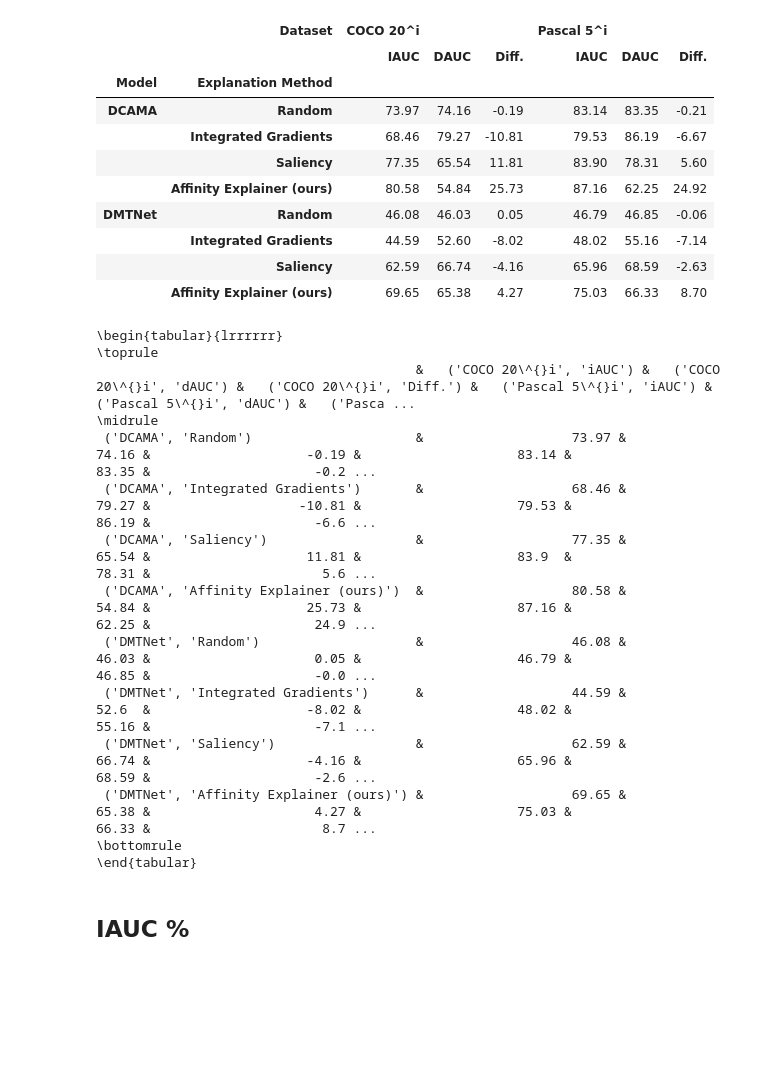
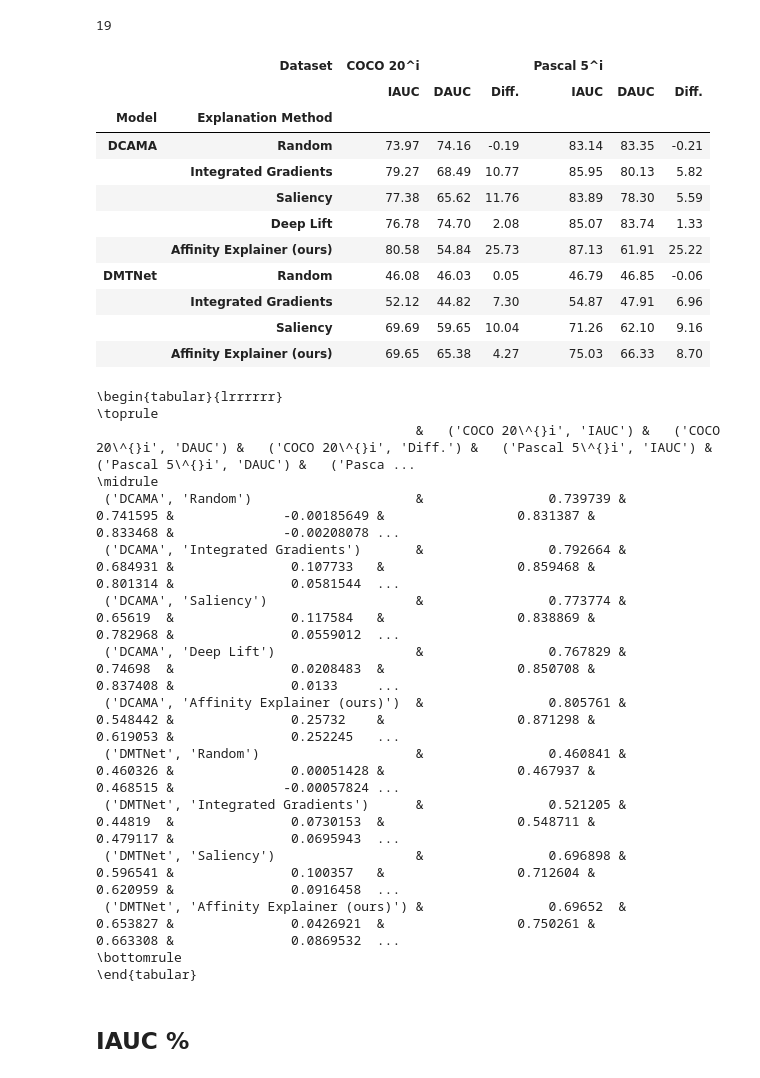
Before and after one commit to pasqualedem/AffinityExplainer, a Jupyter notebook: notebooks/results.ipynb, the cells around one changed output. Drawn from its saved outputs; the diff is of its cells as text; code cells hidden in the pictures; blank space fills up the shorter version.

```diff
--- a/notebooks/results.ipynb
+++ b/notebooks/results.ipynb
@@ -46,7 +46,7 @@ iauc_dauc_runs = api.runs(
     filters={
         "$and": [
             {"config.metric.n_steps": 75},
-            {"tags": {"$nin": ["Broken"]}},
+            {"tags": {"$nin": ["Reverse"]}},
             {"$or": [
                 {'config.dataset.datasets.val_pascal5i_N1K5.name': "pascal"},
                 {'config.dataset.datasets.val_coco20i_N1K5.name': "coco"},
@@ -56,6 +56,9 @@ iauc_dauc_runs = api.runs(
 )
 # %%
 iauc_dauc_runs_df = get_runs_df(iauc_dauc_runs)
+len(iauc_dauc_runs_df)
+# %% [output]
+19
 # %%
 res_df = iauc_dauc_runs_df.copy()
 
@@ -83,6 +86,7 @@ value_renamings_dict = {
     "integrated_gradients": "Integrated Gradients",
     "saliency": "Saliency",
     "affinity": "Affinity Explainer (ours)",
+    "deep_lift": "Deep Lift",
     "random": "Random",
     "pascal": "Pascal 5^i",
     "coco": "COCO 20^i",
@@ -109,42 +113,44 @@ method_order = {
     'Random': 0,
     'Integrated Gradients': 1,
     'Saliency': 2,
-    'Affinity Explainer': 3,
+    'Deep Lift': 3,
+    'Affinity Explainer': 4,
 }
 model_order = {
     'DCAMA': 0,
     'DMTNet': 1,
 }
 
 res_df = res_df.pivot_table(
     index=['Model', 'Explanation Method'],
     columns='Dataset',
     values=['IAUC', 'DAUC', 'Diff.']
 ).swaplevel(axis=1).sort_index(axis=1)
 
 
 new_cols  = sorted(res_df.columns, key=lambda x: (dataset_order[x[0]], metric_order[x[1]]))
 res_df = res_df[new_cols]
 # Sort by Model and then by Explanation Method using the provided orderings
 res_df = res_df.sort_values(
     by=['Model', 'Explanation Method'],  # this ensures level names exist and are used
     key=lambda x: x.map(model_order) if x.name == 'Model' else x.map(method_order)
 )
 
 iauc_dauc_df = (res_df*100).round(2)
 
 iauc_dauc_df
 # %% [output]
 |  | Dataset | COCO 20^i |  |  | Pascal 5^i |  |  |
 |  |  | IAUC | DAUC | Diff. | IAUC | DAUC | Diff. |
 | Model | Explanation Method |  |  |  |  |  |  |
 | DCAMA | Random | 73.97 | 74.16 | -0.19 | 83.14 | 83.35 | -0.21 |
-|  | Integrated Gradients | 68.46 | 79.27 | -10.81 | 79.53 | 86.19 | -6.67 |
-|  | Saliency | 77.35 | 65.54 | 11.81 | 83.90 | 78.31 | 5.60 |
-|  | Affinity Explainer (ours) | 80.58 | 54.84 | 25.73 | 87.16 | 62.25 | 24.92 |
+|  | Integrated Gradients | 79.27 | 68.49 | 10.77 | 85.95 | 80.13 | 5.82 |
+|  | Saliency | 77.38 | 65.62 | 11.76 | 83.89 | 78.30 | 5.59 |
+|  | Deep Lift | 76.78 | 74.70 | 2.08 | 85.07 | 83.74 | 1.33 |
+|  | Affinity Explainer (ours) | 80.58 | 54.84 | 25.73 | 87.13 | 61.91 | 25.22 |
 | DMTNet | Random | 46.08 | 46.03 | 0.05 | 46.79 | 46.85 | -0.06 |
-|  | Integrated Gradients | 44.59 | 52.60 | -8.02 | 48.02 | 55.16 | -7.14 |
-|  | Saliency | 62.59 | 66.74 | -4.16 | 65.96 | 68.59 | -2.63 |
+|  | Integrated Gradients | 52.12 | 44.82 | 7.30 | 54.87 | 47.91 | 6.96 |
+|  | Saliency | 69.69 | 59.65 | 10.04 | 71.26 | 62.10 | 9.16 |
 |  | Affinity Explainer (ours) | 69.65 | 65.38 | 4.27 | 75.03 | 66.33 | 8.70 |
 # %%
 from tabulate import tabulate
@@ -154,16 +160,17 @@ print(latex_tab)
 # %% [output]
 \begin{tabular}{lrrrrrr}
 \toprule
-                                         &   ('COCO 20\^{}i', 'iAUC') &   ('COCO 20\^{}i', 'dAUC') &   ('COCO 20\^{}i', 'Diff.') &   ('Pascal 5\^{}i', 'iAUC') &   ('Pascal 5\^{}i', 'dAUC') &   ('Pasca ...
+                                         &   ('COCO 20\^{}i', 'IAUC') &   ('COCO 20\^{}i', 'DAUC') &   ('COCO 20\^{}i', 'Diff.') &   ('Pascal 5\^{}i', 'IAUC') &   ('Pascal 5\^{}i', 'DAUC') &   ('Pasca ...
 \midrule
- ('DCAMA', 'Random')                     &                   73.97 &                   74.16 &                    -0.19 &                    83.14 &                    83.35 &                     -0.2 ...
- ('DCAMA', 'Integrated Gradients')       &                   68.46 &                   79.27 &                   -10.81 &                    79.53 &                    86.19 &                     -6.6 ...
- ('DCAMA', 'Saliency')                   &                   77.35 &                   65.54 &                    11.81 &                    83.9  &                    78.31 &                      5.6 ...
- ('DCAMA', 'Affinity Explainer (ours)')  &                   80.58 &                   54.84 &                    25.73 &                    87.16 &                    62.25 &                     24.9 ...
- ('DMTNet', 'Random')                    &                   46.08 &                   46.03 &                     0.05 &                    46.79 &                    46.85 &                     -0.0 ...
- ('DMTNet', 'Integrated Gradients')      &                   44.59 &                   52.6  &                    -8.02 &                    48.02 &                    55.16 &                     -7.1 ...
- ('DMTNet', 'Saliency')                  &                   62.59 &                   66.74 &                    -4.16 &                    65.96 &                    68.59 &                     -2.6 ...
- ('DMTNet', 'Affinity Explainer (ours)') &                   69.65 &                   65.38 &                     4.27 &                    75.03 &                    66.33 &                      8.7 ...
+ ('DCAMA', 'Random')                     &                0.739739 &                0.741595 &              -0.00185649 &                 0.831387 &                 0.833468 &              -0.00208078 ...
+ ('DCAMA', 'Integrated Gradients')       &                0.792664 &                0.684931 &               0.107733   &                 0.859468 &                 0.801314 &               0.0581544  ...
+ ('DCAMA', 'Saliency')                   &                0.773774 &                0.65619  &               0.117584   &                 0.838869 &                 0.782968 &               0.0559012  ...
+ ('DCAMA', 'Deep Lift')                  &                0.767829 &                0.74698  &               0.0208483  &                 0.850708 &                 0.837408 &               0.0133     ...
+ ('DCAMA', 'Affinity Explainer (ours)')  &                0.805761 &                0.548442 &               0.25732    &                 0.871298 &                 0.619053 &               0.252245   ...
+ ('DMTNet', 'Random')                    &                0.460841 &                0.460326 &               0.00051428 &                 0.467937 &                 0.468515 &              -0.00057824 ...
+ ('DMTNet', 'Integrated Gradients')      &                0.521205 &                0.44819  &               0.0730153  &                 0.548711 &                 0.479117 &               0.0695943  ...
+ ('DMTNet', 'Saliency')                  &                0.696898 &                0.596541 &               0.100357   &                 0.712604 &                 0.620959 &               0.0916458  ...
+ ('DMTNet', 'Affinity Explainer (ours)') &                0.69652  &                0.653827 &               0.0426921  &                 0.750261 &                 0.663308 &               0.0869532  ...
 \bottomrule
 \end{tabular}
 # %% [markdown]
```
Also changed, not shown: parts of 2 cells of this notebook, 6 other files.
